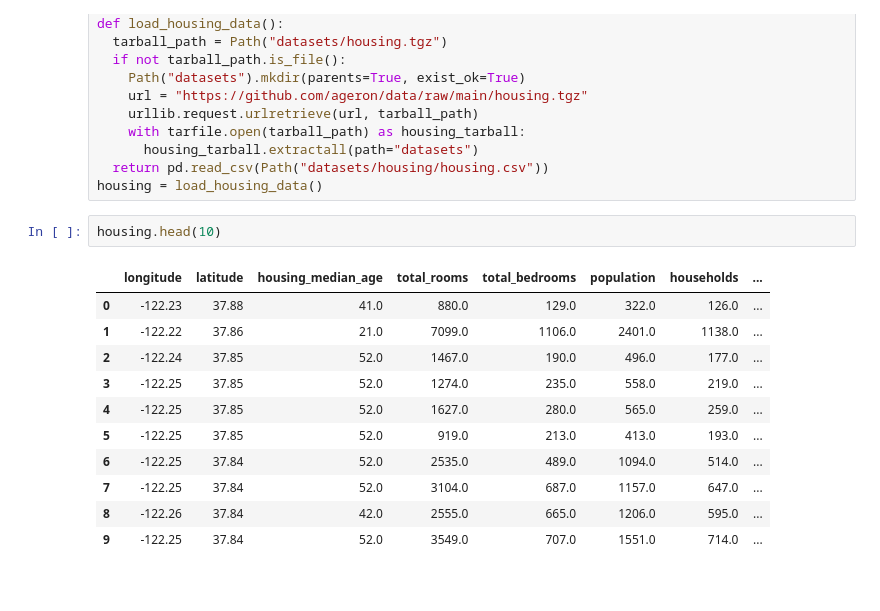
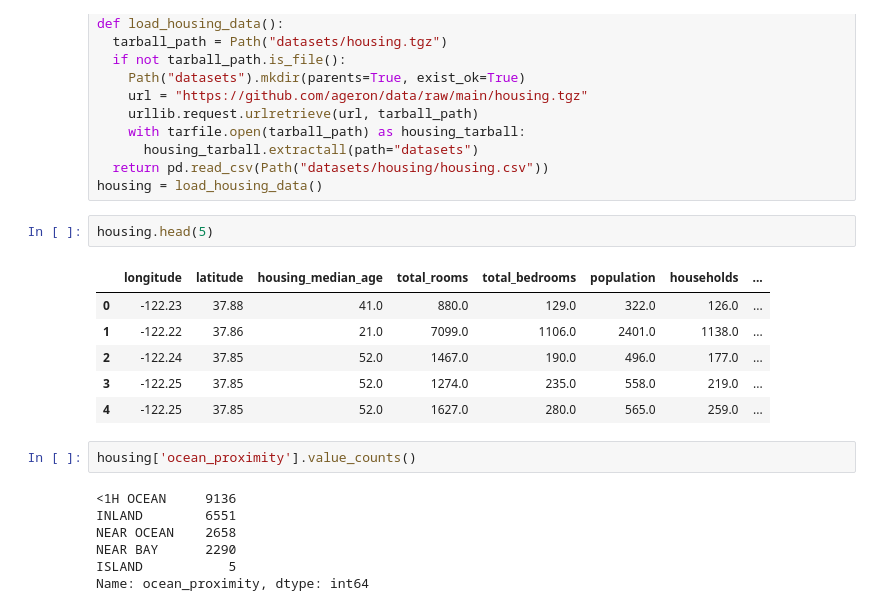
Before and after one commit to suvambh/HandsOnMachineLearning, a Jupyter notebook: Chapter2.ipynb, the cells around one changed output. Drawn from its saved outputs; the diff is of its cells as text.

```diff
--- a/Chapter2.ipynb
+++ b/Chapter2.ipynb
@@ -16,16 +16,20 @@ def load_housing_data():
   return pd.read_csv(Path("datasets/housing/housing.csv"))
 housing = load_housing_data()
 # %%
-housing.head(10)
+housing.head(5)
 # %% [output]
 |  | longitude | latitude | housing_median_age | total_rooms | total_bedrooms | population | households | ... |
 | 0 | -122.23 | 37.88 | 41.0 | 880.0 | 129.0 | 322.0 | 126.0 | ... |
 | 1 | -122.22 | 37.86 | 21.0 | 7099.0 | 1106.0 | 2401.0 | 1138.0 | ... |
 | 2 | -122.24 | 37.85 | 52.0 | 1467.0 | 190.0 | 496.0 | 177.0 | ... |
 | 3 | -122.25 | 37.85 | 52.0 | 1274.0 | 235.0 | 558.0 | 219.0 | ... |
 | 4 | -122.25 | 37.85 | 52.0 | 1627.0 | 280.0 | 565.0 | 259.0 | ... |
-| 5 | -122.25 | 37.85 | 52.0 | 919.0 | 213.0 | 413.0 | 193.0 | ... |
-| 6 | -122.25 | 37.84 | 52.0 | 2535.0 | 489.0 | 1094.0 | 514.0 | ... |
-| 7 | -122.25 | 37.84 | 52.0 | 3104.0 | 687.0 | 1157.0 | 647.0 | ... |
-| 8 | -122.26 | 37.84 | 42.0 | 2555.0 | 665.0 | 1206.0 | 595.0 | ... |
-| 9 | -122.25 | 37.84 | 52.0 | 3549.0 | 707.0 | 1551.0 | 714.0 | ... |
+# %%
+housing['ocean_proximity'].value_counts()
+# %% [output]
+<1H OCEAN     9136
+INLAND        6551
+NEAR OCEAN    2658
+NEAR BAY      2290
+ISLAND           5
+Name: ocean_proximity, dtype: int64
```
Also changed, not shown: parts of 3 cells of this notebook.
